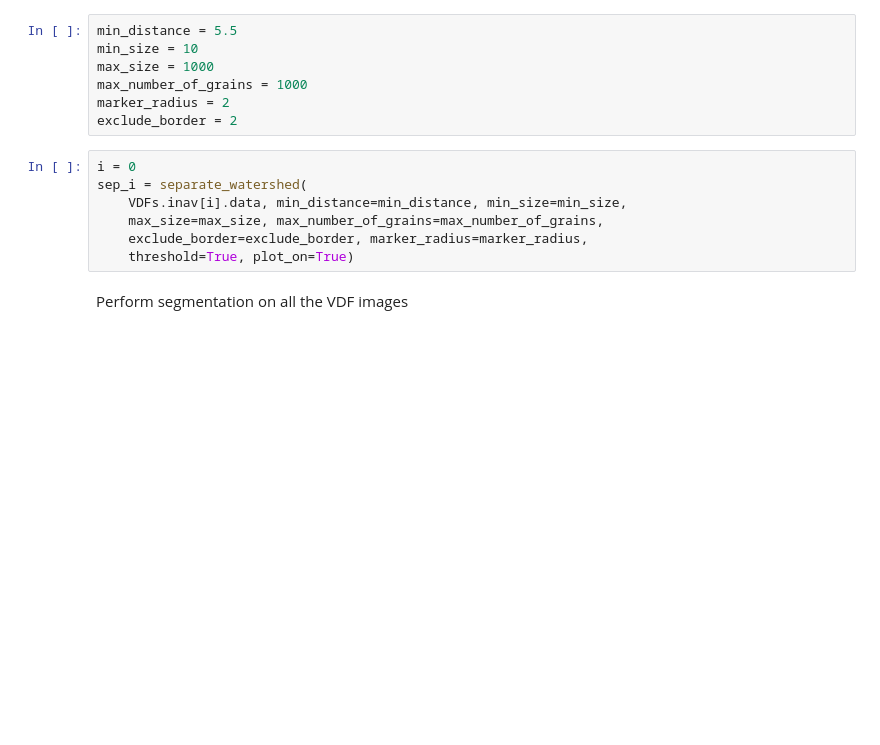
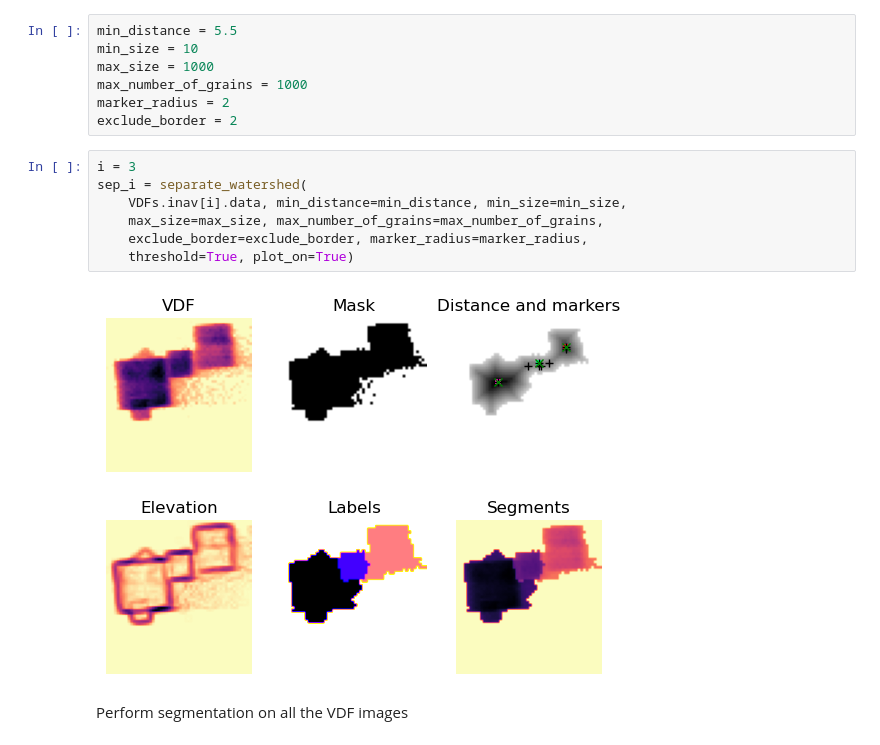
Before and after one commit to pyxem/pyxem-demos, a Jupyter notebook: 06 Nanocrystal segmentation in SPED data - Demonstration on partly overlapping MgO cubes.ipynb, the cells around one changed output. Drawn from its saved outputs; the diff is of its cells as text; blank space fills up the shorter version.

```diff
--- a/06 Nanocrystal segmentation in SPED data - Demonstration on partly overlapping MgO cubes.ipynb
+++ b/06 Nanocrystal segmentation in SPED data - Demonstration on partly overlapping MgO cubes.ipynb
@@ -242,12 +341,14 @@ max_number_of_grains = 1000
 marker_radius = 2
 exclude_border = 2
 # %%
-i = 0
+i = 3
 sep_i = separate_watershed(
     VDFs.inav[i].data, min_distance=min_distance, min_size=min_size,
     max_size=max_size, max_number_of_grains=max_number_of_grains,
     exclude_border=exclude_border, marker_radius=marker_radius,
     threshold=True, plot_on=True)
+# %% [output]
+[figure, added]
 # %% [markdown]
 Perform segmentation on all the VDF images
 # %%
```
Also changed, not shown: parts of 55 cells of this notebook.
